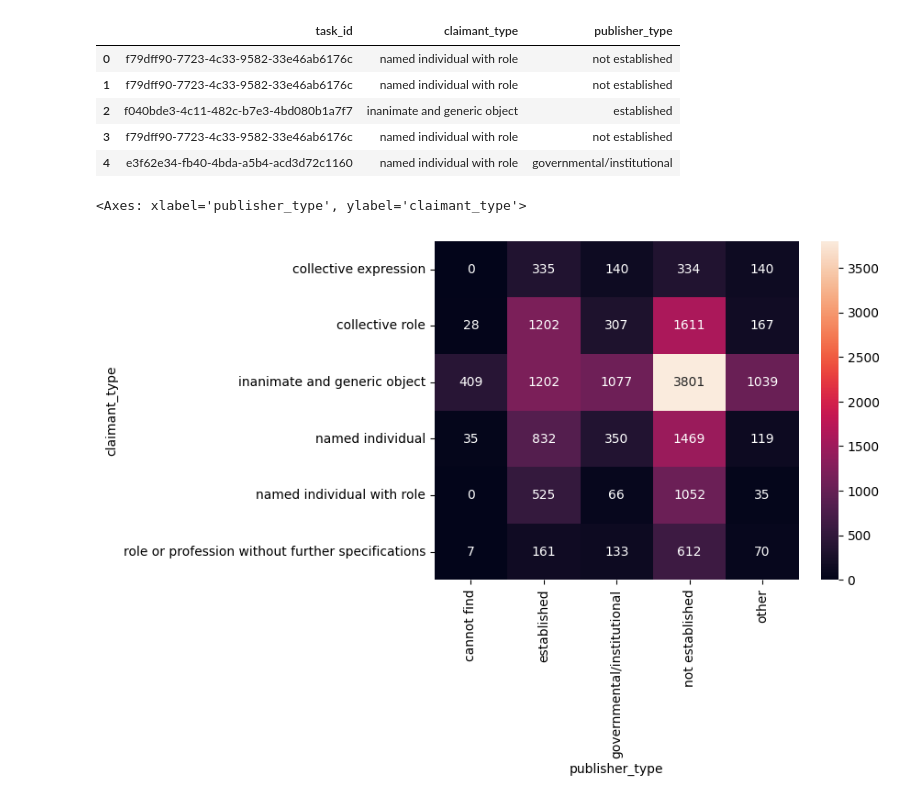
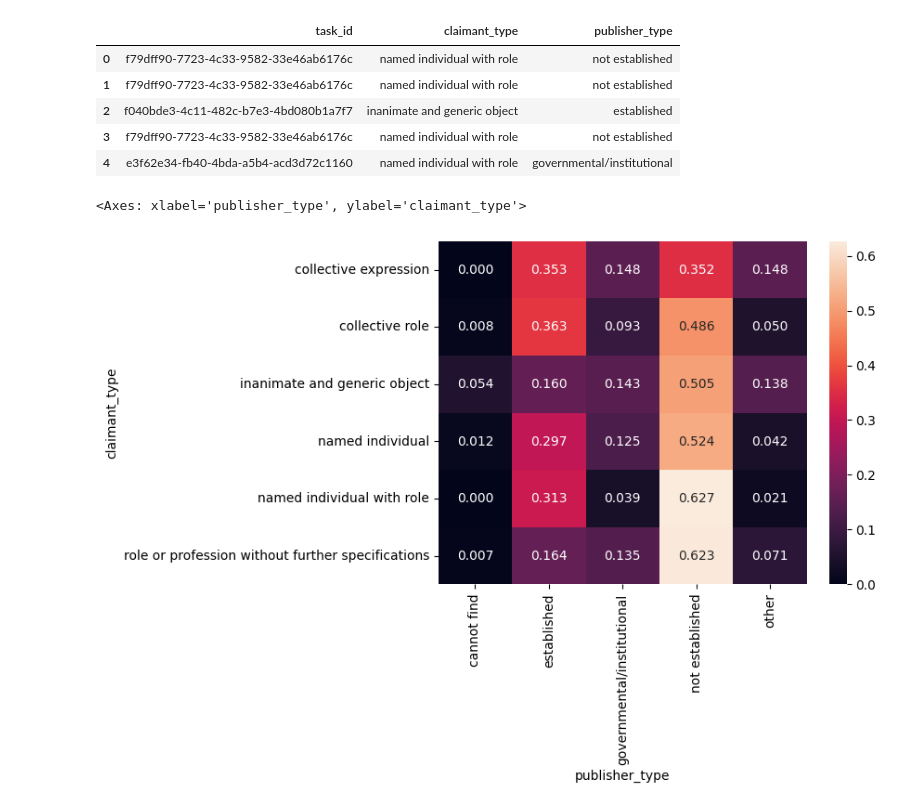
Before and after one commit to bbjoverbeek/credibility-conundrum, a Jupyter notebook: 3_claimant_annotations.ipynb, the cells around one changed output. Saved outputs shown, nothing was run; the diff lists cells and outputs as text; code cells hidden in the pictures.

Commit message:
Change heatmap to use relative frequencies

```diff
--- a/3_claimant_annotations.ipynb
+++ b/3_claimant_annotations.ipynb
@@ -74,8 +74,8 @@ joint_df.head()
 | 4 | e3f62e34-fb40-4bda-a5b4-acd3d72c1160 | named individual with role | governmental/institutional |
 # %%
 # heatmap with publisher and claimant categories
-crosstab = pd.crosstab(joint_df['claimant_type'], joint_df['publisher_type'])
-sns.heatmap(crosstab, annot=True, fmt='.0f')
+crosstab = pd.crosstab(joint_df['claimant_type'], joint_df['publisher_type'], normalize='index')
+sns.heatmap(crosstab, annot=True, fmt='.3f')
 # %% [output]
 <Axes: xlabel='publisher_type', ylabel='claimant_type'>
-[figure, old version]
+[figure, new version]
```
